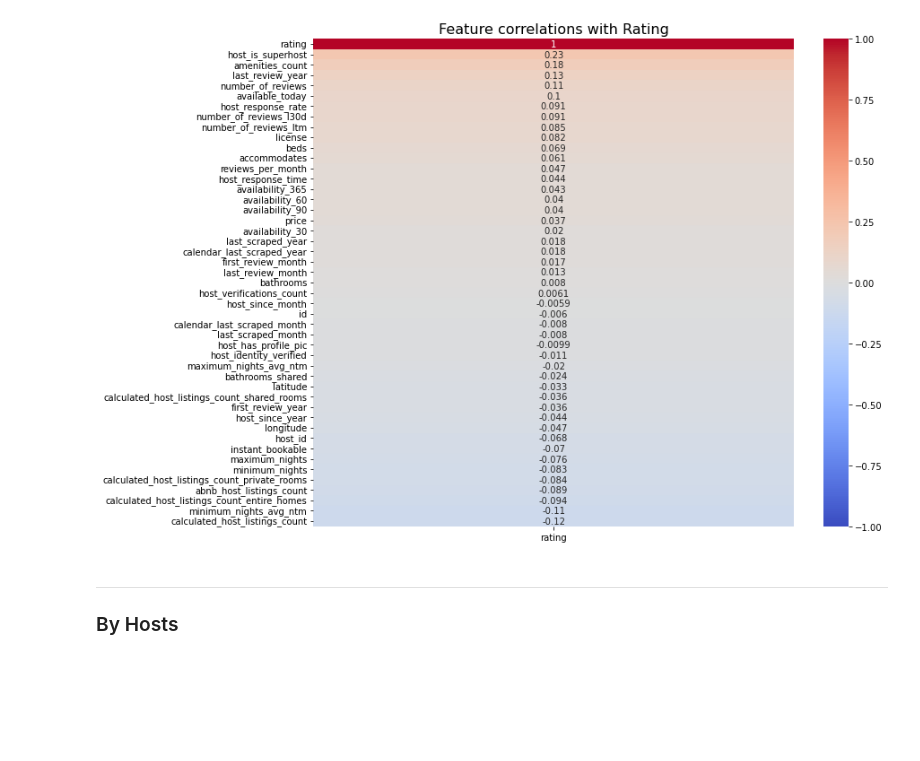
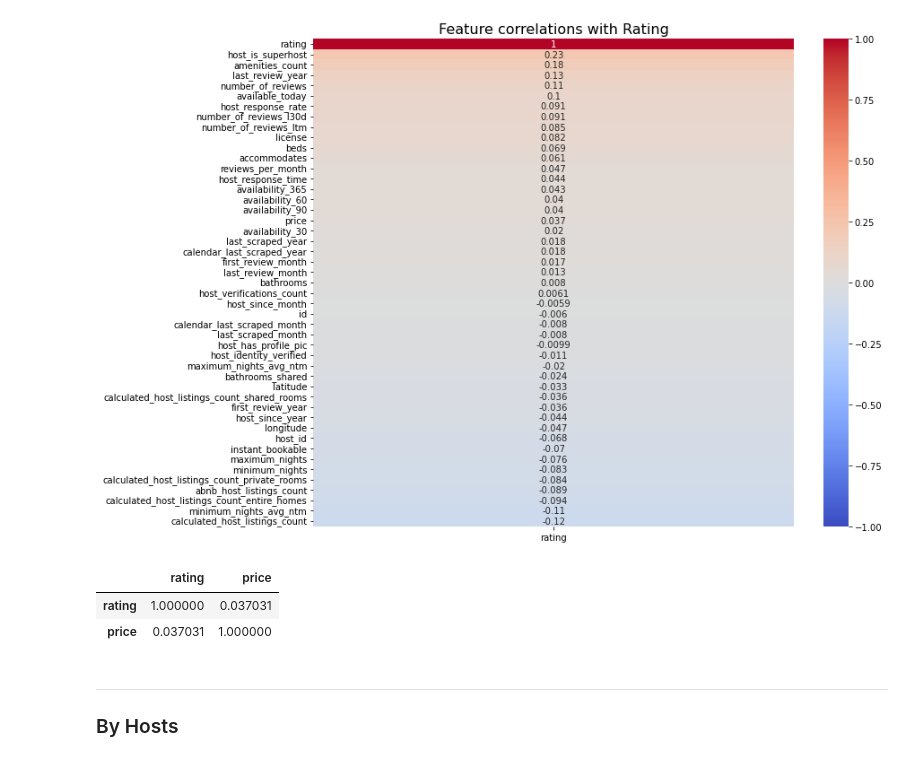
Before and after one commit to pemurp19/Airbnb-Listings, a Jupyter notebook: code/listings_eda.ipynb, the cells around one changed output. Saved outputs shown, nothing was run; the diff lists cells and outputs as text; code cells hidden in the pictures; blank space fills up the shorter version.

```diff
--- a/code/listings_eda.ipynb
+++ b/code/listings_eda.ipynb
@@ -447,6 +447,12 @@ plt.title('Feature correlations with Rating', fontsize = 16);
 # no strong correlations are immeditely jumping out
 # %% [output]
 [figure]
+# %%
+listings[['rating', 'price']].corr()
+# %% [output]
+|  | rating | price |
+| rating | 1.000000 | 0.037031 |
+| price | 0.037031 | 1.000000 |
 # %% [markdown]
 ----
 ### By Hosts
```
Also changed, not shown: parts of 27 cells of this notebook, 2 other files.
